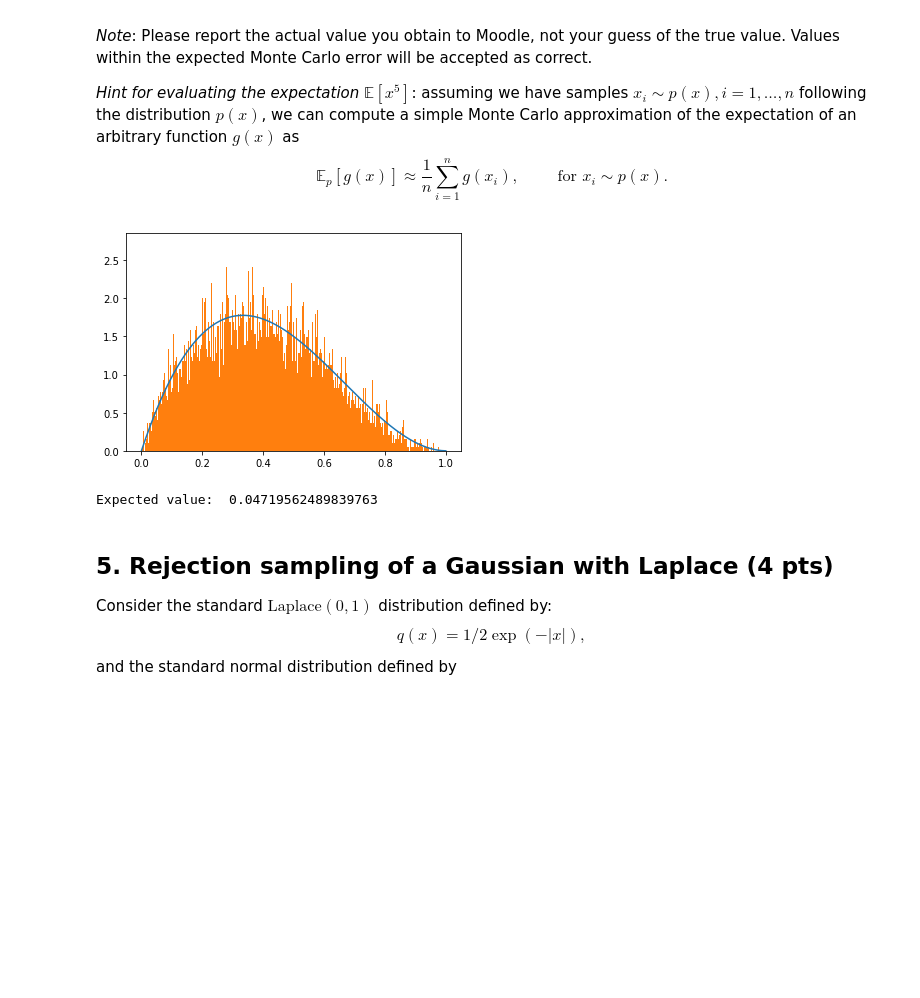
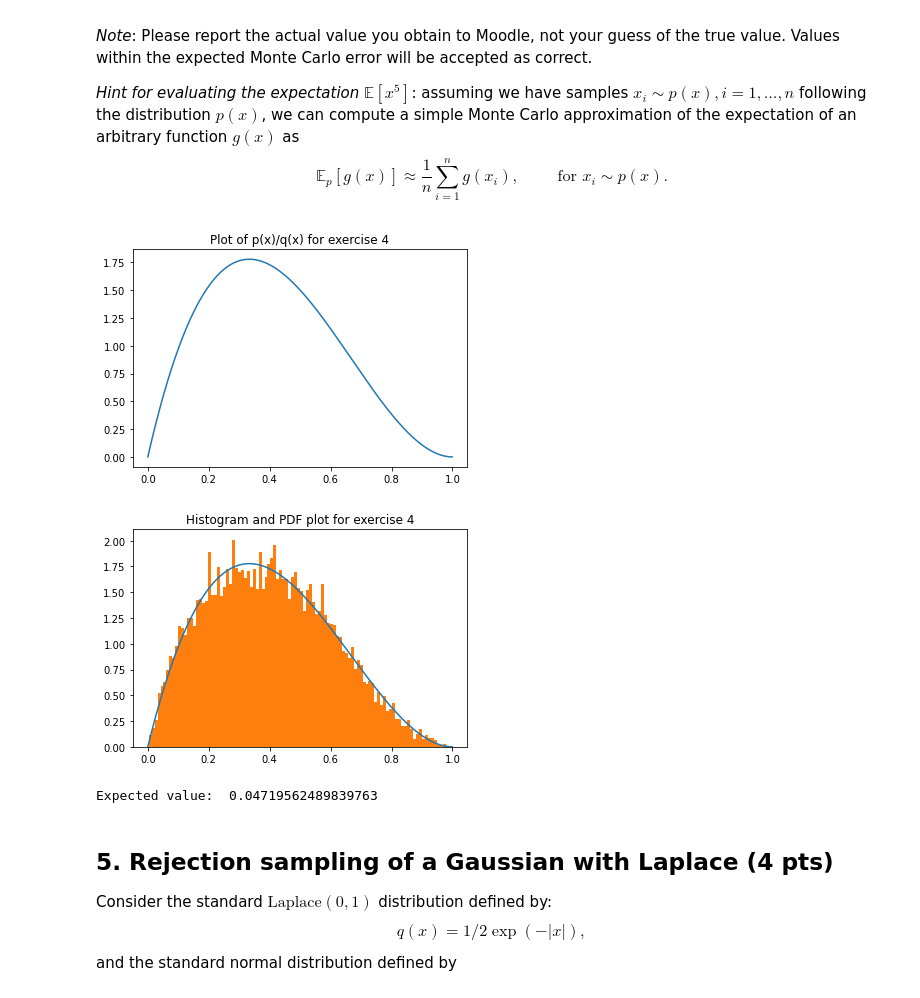
Before and after one commit to vyeoms/assignments, a Jupyter notebook: compstat/week1.ipynb, the cells around one changed output. Saved outputs shown, nothing was run; the diff lists cells and outputs as text; code cells hidden in the pictures; blank space fills up the shorter version.

Commit message:
Add final solution for week 1's exercises

```diff
--- a/compstat/week1.ipynb
+++ b/compstat/week1.ipynb
@@ -183,8 +183,10 @@ def unif(x):
     return 1
 
 # Biggest estimated value from here: ~1.778. Proposal M: 1.8
-# sample = np.arange(0, 1, 0.001)
-# print(max(beta(sample)/unif(sample)))
+sample = np.arange(0, 1, 0.001)
+plt.plot(sample, beta(sample)/unif(sample))
+plt.title("Plot of p(x)/q(x) for exercise 4")
+plt.show()
 
 def RejectionSampler(f_pdf, g_pdf, g_sample, M, N):
     """
@@ -195,35 +197,37 @@ def RejectionSampler(f_pdf, g_pdf, g_sample, M, N):
     i = 0
     rejects = 0
     x = np.zeros(N)
     while i < N:
         x_prop = g_sample()
         u = npr.uniform(0, 1)
         if (u * M * g_pdf(x_prop)) < f_pdf(x_prop):
             # Accept the sample and record it
             x[i] = x_prop
             i += 1
         else:
             rejects += 1
 #     print("Acceptance rate:", N/(N+rejects))
     return x
 
 def calculateExpectedFive(x):
     return sum(x**5)/len(x)
 
 def plotHistWithDistEx4():
     hist_sample = RejectionSampler( beta, unif, npr.uniform, 1.8, 10000 )
     pdf_sample_space = np.arange(0, 1, 0.001)
     pdf = beta(pdf_sample_space)
 
     plt.plot(pdf_sample_space, pdf)
-    plt.hist(hist_sample, bins=500, density=True)
+    plt.hist(hist_sample, bins=100, density=True)
+    plt.title("Histogram and PDF plot for exercise 4")
     plt.show()
     return hist_sample
 
 sample = plotHistWithDistEx4()
 print("Expected value: ", calculateExpectedFive(sample))
 # %% [output]
-[figure, old version]
+[figure, new version]
+[figure, added]
 Expected value:  0.04719562489839763
 # %% [markdown]
 ## 5. Rejection sampling of a Gaussian with Laplace  (4 pts)
```
Also changed, not shown: parts of 1 cell of this notebook.
